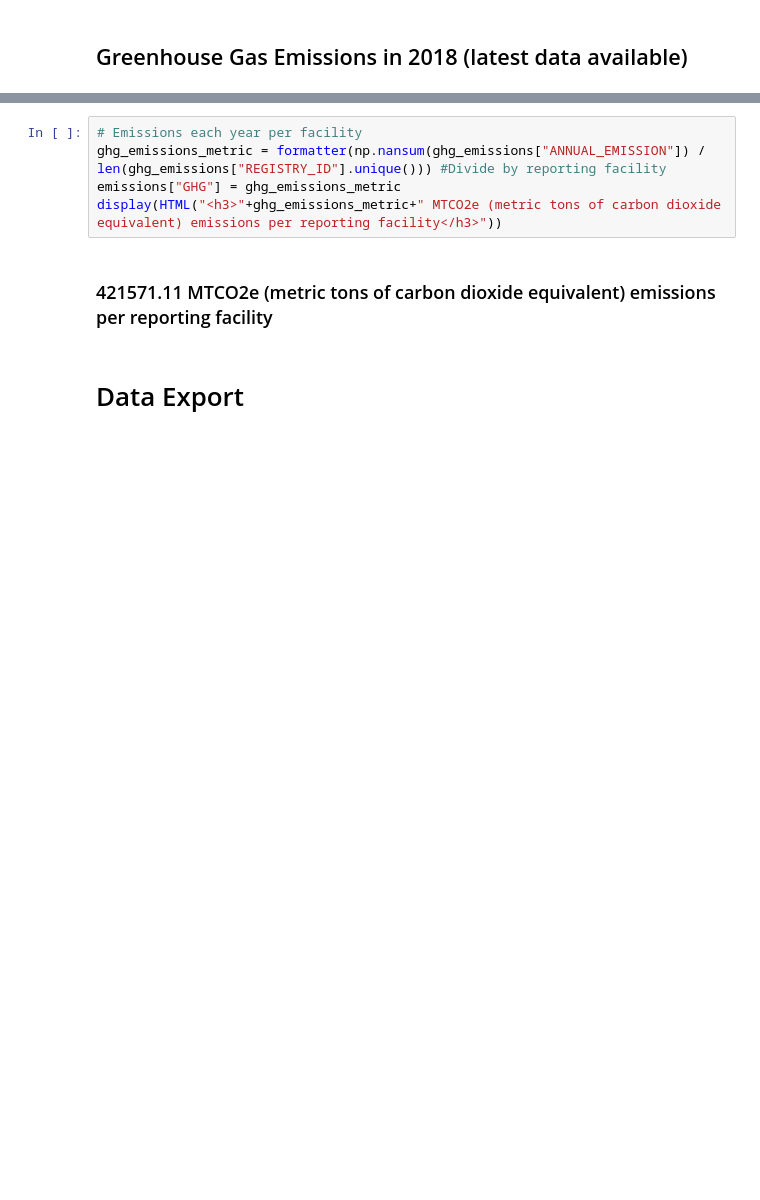
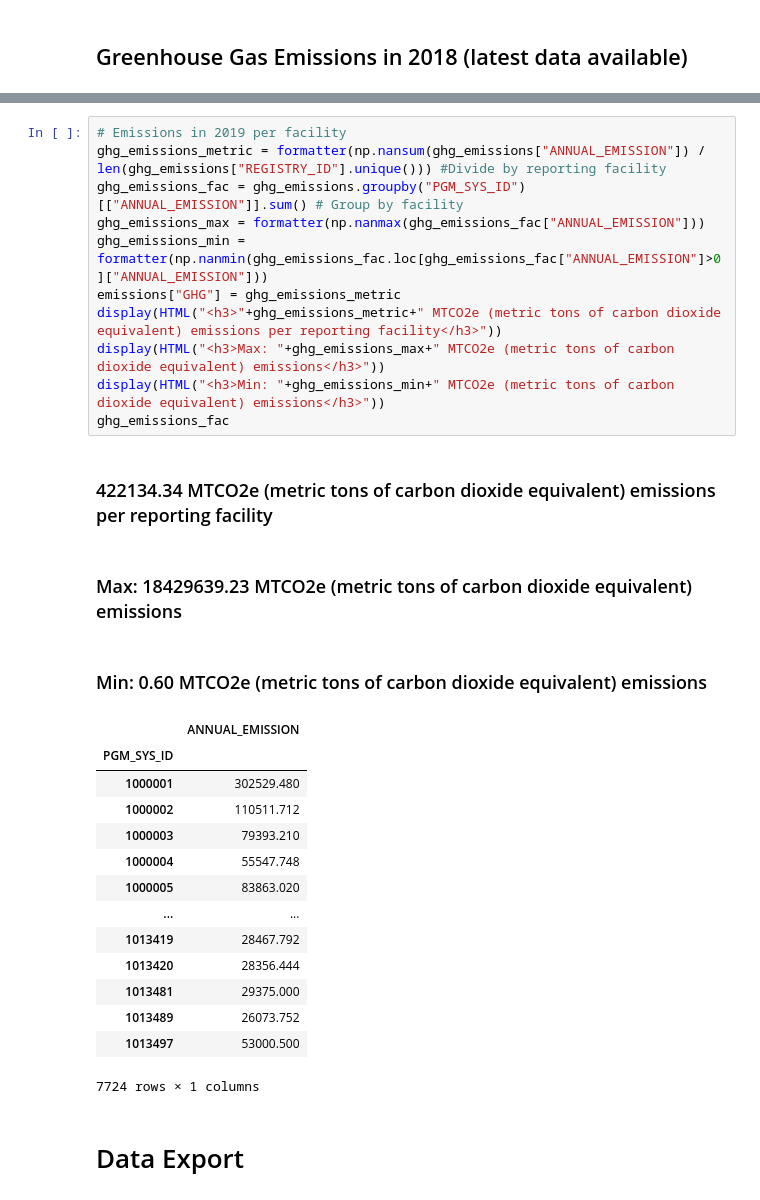
Before and after one commit to edgi-govdata-archiving/ECHO-Cross-Program, a Jupyter notebook: ECHO_National.ipynb, the cells around one changed output, grey strips where cells are left out. Saved outputs shown, nothing was run; the diff lists cells and outputs as text; blank space fills up the shorter version.

```diff
--- a/ECHO_National.ipynb
+++ b/ECHO_National.ipynb
@@ -527,10 +497,32 @@ ghg_emissions
 # %%
-# Emissions each year per facility
+# Emissions in 2019 per facility
 ghg_emissions_metric = formatter(np.nansum(ghg_emissions["ANNUAL_EMISSION"]) / len(ghg_emissions["REGISTRY_ID"].unique())) #Divide by reporting facility
+ghg_emissions_fac = ghg_emissions.groupby("PGM_SYS_ID")[["ANNUAL_EMISSION"]].sum() # Group by facility
+ghg_emissions_max = formatter(np.nanmax(ghg_emissions_fac["ANNUAL_EMISSION"]))
+ghg_emissions_min = formatter(np.nanmin(ghg_emissions_fac.loc[ghg_emissions_fac["ANNUAL_EMISSION"]>0]["ANNUAL_EMISSION"]))
 emissions["GHG"] = ghg_emissions_metric
 display(HTML("<h3>"+ghg_emissions_metric+" MTCO2e (metric tons of carbon dioxide equivalent) emissions per reporting facility</h3>"))
+display(HTML("<h3>Max: "+ghg_emissions_max+" MTCO2e (metric tons of carbon dioxide equivalent) emissions</h3>"))
+display(HTML("<h3>Min: "+ghg_emissions_min+" MTCO2e (metric tons of carbon dioxide equivalent) emissions</h3>"))
+ghg_emissions_fac
 # %% [output]
-421571.11 MTCO2e (metric tons of carbon dioxide equivalent) emissions per reporting facility
+422134.34 MTCO2e (metric tons of carbon dioxide equivalent) emissions per reporting facility
+Max: 18429639.23 MTCO2e (metric tons of carbon dioxide equivalent) emissions
+Min: 0.60 MTCO2e (metric tons of carbon dioxide equivalent) emissions
+|  | ANNUAL_EMISSION |
+| PGM_SYS_ID |  |
+| 1000001 | 302529.480 |
+| 1000002 | 110511.712 |
+| 1000003 | 79393.210 |
+| 1000004 | 55547.748 |
+| 1000005 | 83863.020 |
+| ... | ... |
+| 1013419 | 28467.792 |
+| 1013420 | 28356.444 |
+| 1013481 | 29375.000 |
+| 1013489 | 26073.752 |
+| 1013497 | 53000.500 |
+7724 rows × 1 columns
 # %% [markdown]
 # Data Export
 # %%
```
Also changed, not shown: parts of 28 cells of this notebook.
